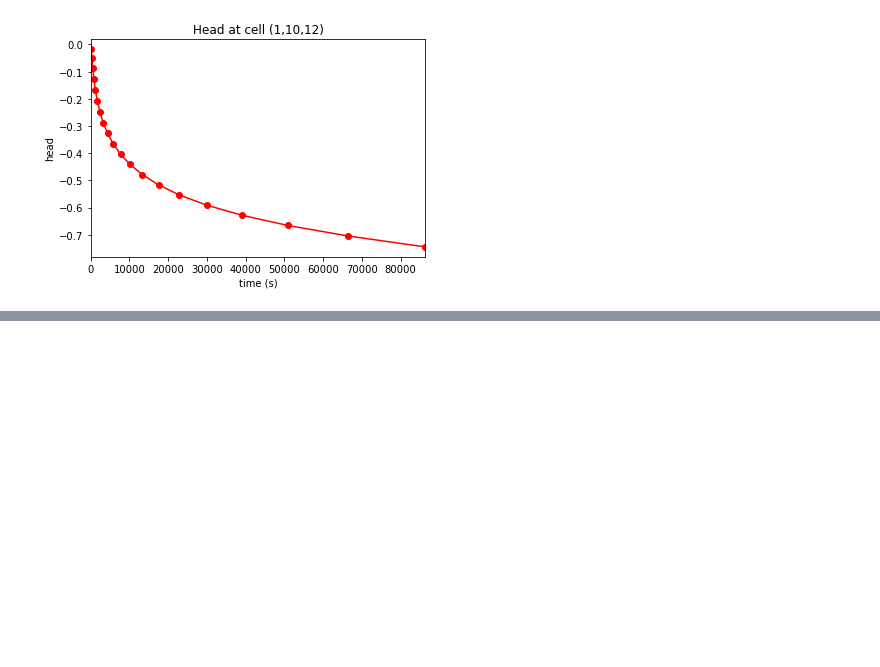
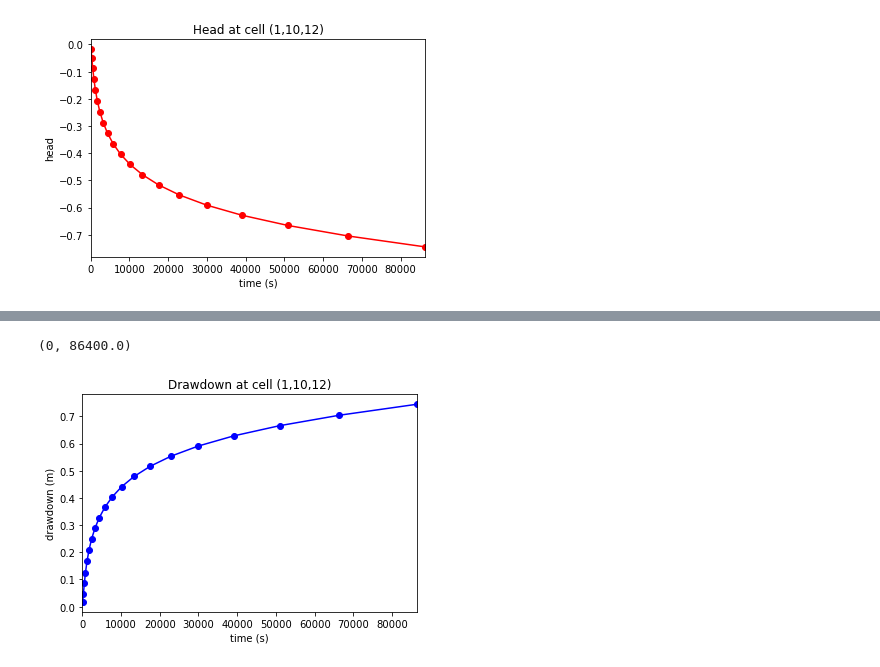
Before and after one commit to jordw22/modflow_epa, a Jupyter notebook: Notebooks/Problem 1 (Part a) - The Theis Solution.ipynb, the cells around one changed output, grey strips where cells are left out. Saved outputs shown, nothing was run; the diff lists cells and outputs as text; code cells hidden in the pictures; blank space fills up the shorter version.

```diff
--- a/Notebooks/Problem 1 (Part a) - The Theis Solution.ipynb
+++ b/Notebooks/Problem 1 (Part a) - The Theis Solution.ipynb
@@ -413,0 +433,32 @@ plt.xlim(0, ts[:, 0].max())
+# %%
+def u_calc(r, S, T, t):
+    u = r ** 2 * S / 4. / T / t
+    return u
+
+def well_function(u):
+    return scipy.special.exp1(u)
+
+def drawdown(Q, r, S, T, t):
+    u = u_calc(r, S, T, t)
+    s = Q / 4. / np.pi / T * well_function(u)
+    return s
+
+def distance(x, y, xp, yp):
+    return np.sqrt((x - xp) ** 2 + (y - yp) ** 2)
+# %%
+# Plot the drawdown versus time using the formula for drawdown
+plt.subplot(1, 1, 1)
+ttl = 'Drawdown at cell ({0},{1},{2})'.format(idx[0] + 1, idx[1] + 1, idx[2] + 1) #we are adding 1 to each part of idx so that
+#it prints out the real values and not the code values
+plt.title(ttl) #prints/plots title
+plt.xlabel('time (s)') #labels the x-axis
+plt.ylabel('drawdown (m)') #labels the y-axis
+
+d=drawdown(Q=0.004, r=55, S=0.00075, T=0.0023, t=ts[:, 0])
+
+plt.plot(ts[:, 0], 0-ts[:, 1], 'bo-') #(x, y, color/type of line)
+#here we do "0-ts" to make the values negative because drawdown is showing the water levels DECREASE
+plt.xlim(0, ts[:, 0].max())
+# %% [output]
+(0, 86400.0)
+[figure, added]
```
Also changed, not shown: parts of 5 cells of this notebook, 3 other files.
